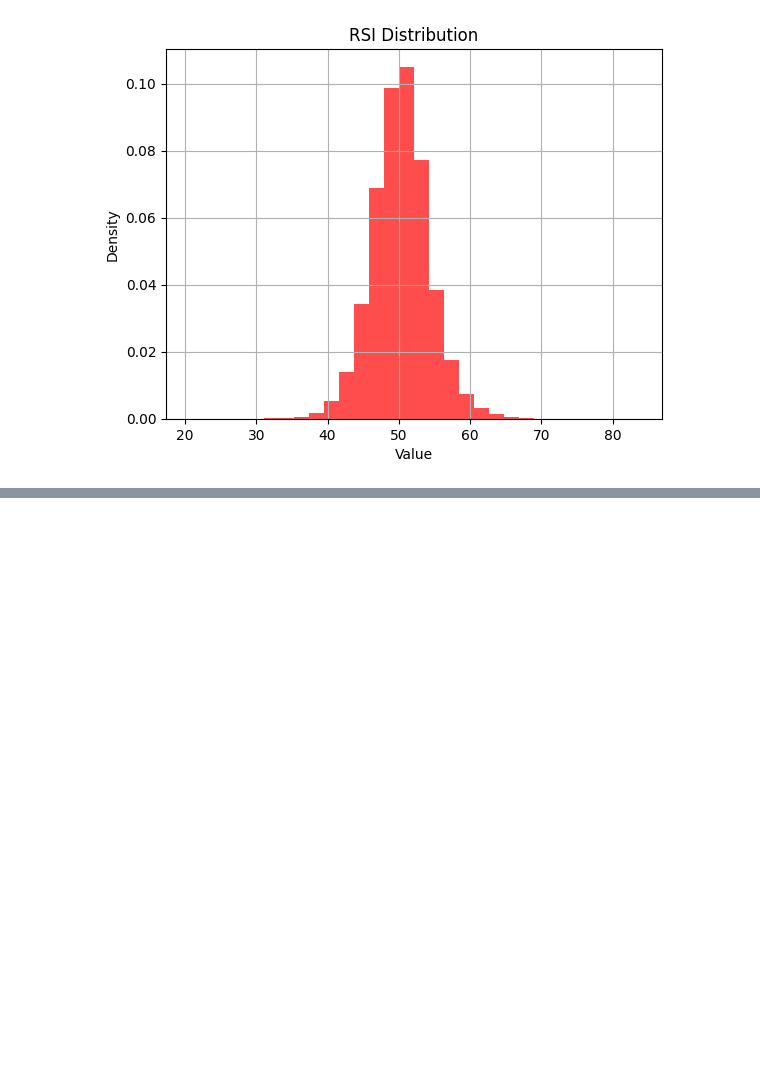
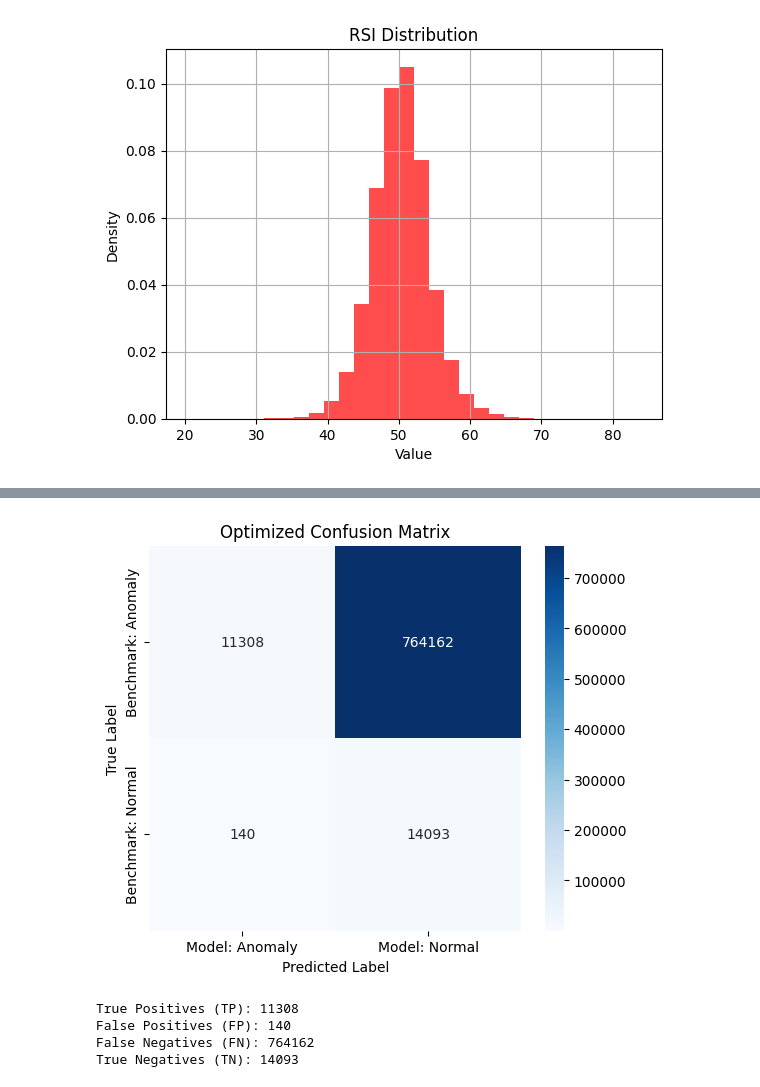
Before and after one commit to alemishch/trading_models, a Jupyter notebook: anomaly/unified_anomaly.ipynb, the cells around one changed output, grey strips where cells are left out. Drawn from its saved outputs; the diff is of its cells as text; code cells hidden in the pictures; blank space fills up the shorter version.

Commit message:
added benchmark and new exit logic

```diff
--- a/anomaly/unified_anomaly.ipynb
+++ b/anomaly/unified_anomaly.ipynb
@@ -811,7 +1038,7 @@ def simulate_trading_percentile(
     return capital_history
 # %%
 #window_days = 55
-window_minutes = 50 #for rolling mean
+window_minutes = 500 #for rolling mean
 percentile = 99.5
 max_entries = 5
 step = (100 - percentile) / max_entries
@@ -1312,0 +1681,40 @@ plt.show()
+# %%
+import numpy as np
+import pandas as pd
+import seaborn as sns
+import matplotlib.pyplot as plt
+from sklearn.metrics import confusion_matrix
+
+# Define the full set of timestamps
+benchmark_set = set(benchmark_anomaly_dates)
+model_set = set(anomaly_dates)
+all_set = set(combined_test_dates)
+
+tp = len(model_set & benchmark_set)
+fp = len(model_set - benchmark_set)
+fn = len(benchmark_set - model_set)
+tn = len(all_set - (benchmark_set | model_set))
+
+cm = np.array([[tp, fn], [fp, tn]])
+
+# Plot confusion matrix
+plt.figure(figsize=(6, 5))
+sns.heatmap(cm, annot=True, fmt="d", cmap="Blues",
+            xticklabels=["Model: Anomaly", "Model: Normal"],
+            yticklabels=["Benchmark: Anomaly", "Benchmark: Normal"])
+plt.xlabel("Predicted Label")
+plt.ylabel("True Label")
+plt.title("Optimized Confusion Matrix")
+plt.show()
+
+# Print values
+print(f"True Positives (TP): {tp}")
+print(f"False Positives (FP): {fp}")
+print(f"False Negatives (FN): {fn}")
+print(f"True Negatives (TN): {tn}")
+# %% [output]
+[figure, added]
+True Positives (TP): 11308
+False Positives (FP): 140
+False Negatives (FN): 764162
+True Negatives (TN): 14093
```
Also changed, not shown: parts of 18 cells of this notebook.
